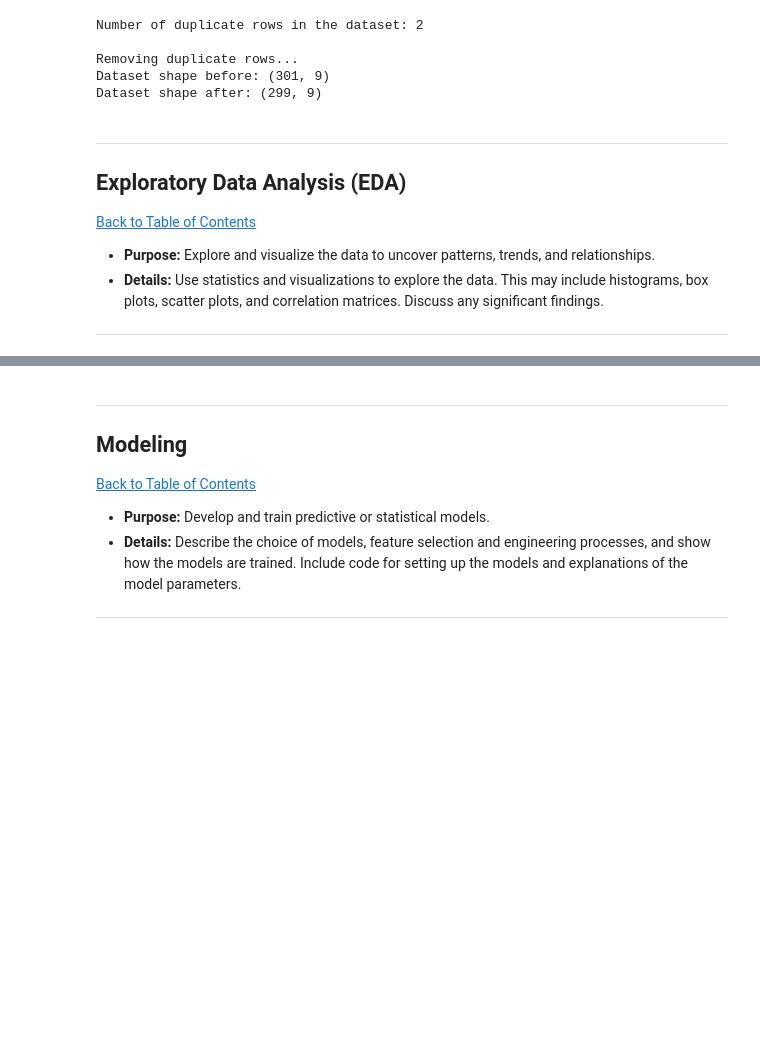
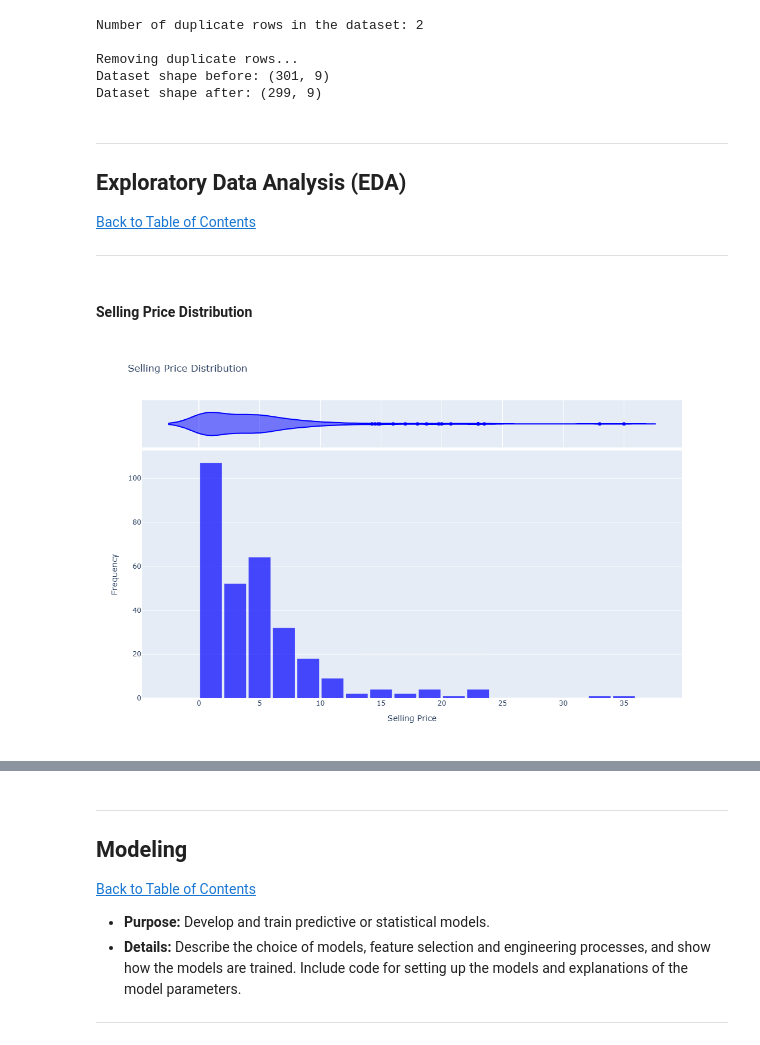
Before and after one commit to PhillipSethole/Car-Price-Prediction, a Jupyter notebook: Car Price Prediction Project.ipynb, the cells around one changed output, grey strips where cells are left out. Drawn from its saved outputs; the diff is of its cells as text; code cells hidden in the pictures; blank space fills up the shorter version.

```diff
--- a/Car Price Prediction Project.ipynb
+++ b/Car Price Prediction Project.ipynb
@@ -244,6 +244,5 @@ Dataset shape after: (299, 9)
 ## **Exploratory Data Analysis (EDA)**
 <a href=#cont>Back to Table of Contents</a>
 
-* **Purpose:** Explore and visualize the data to uncover patterns, trends, and relationships.
-* **Details:** Use statistics and visualizations to explore the data. This may include histograms, box plots, scatter plots, and correlation matrices. Discuss any significant findings.
+
 ---
@@ -251,0 +249,23 @@ Dataset shape after: (299, 9)
+# %% [markdown]
+#### Selling Price Distribution
+# %%
+import plotly.express as px
+
+fig = px.histogram(df, x='Selling_Price', nbins=30,
+                   marginal='violin',
+                   opacity=0.7,
+                   color_discrete_sequence=['blue'],
+                   title='Selling Price Distribution',
+                   labels={'Selling_Price': 'Selling Price'})
+
+fig.update_layout(
+    yaxis_title='Frequency',
+    bargap=0.1,
+    showlegend=False,
+    height=700,
+    width=800
+)
+
+fig.show()
+# %% [output]
+[figure, added]
```
Also changed, not shown: parts of 23 cells of this notebook.
